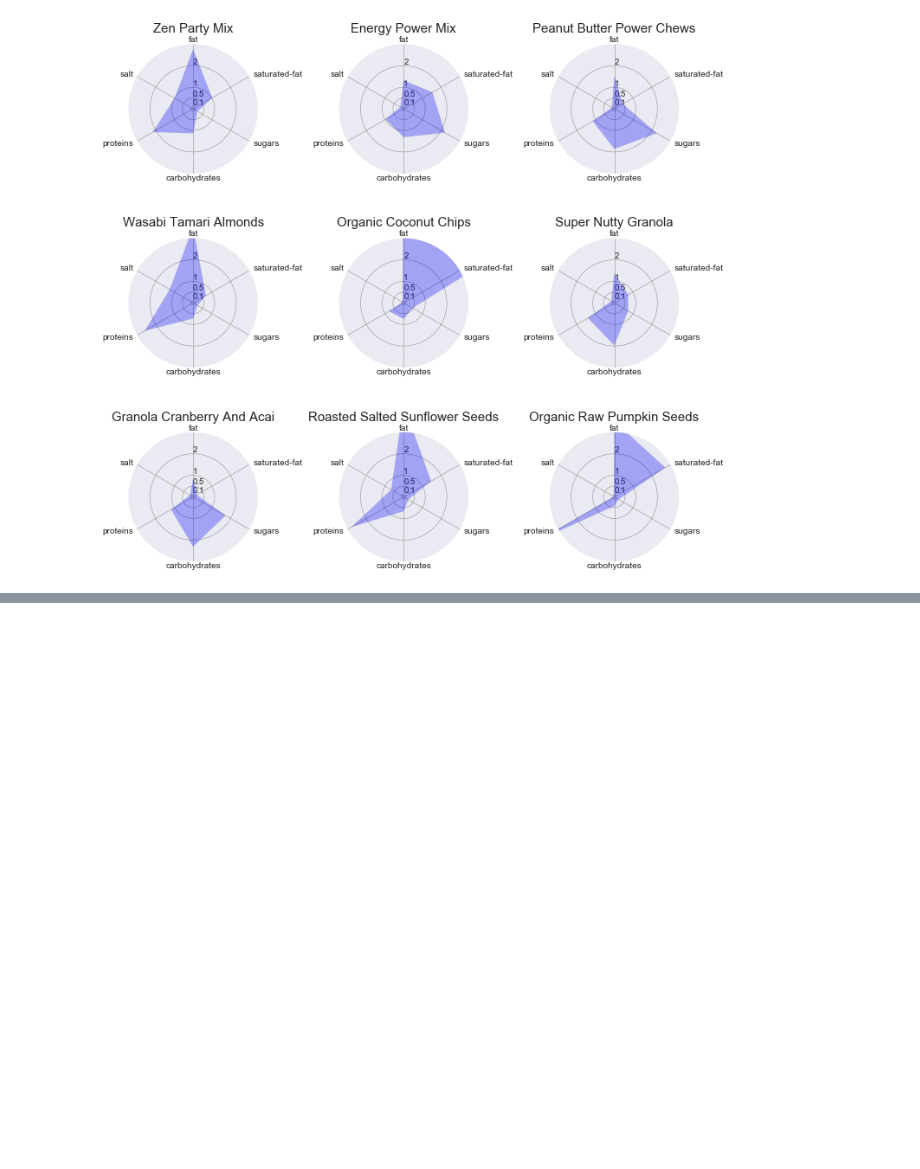
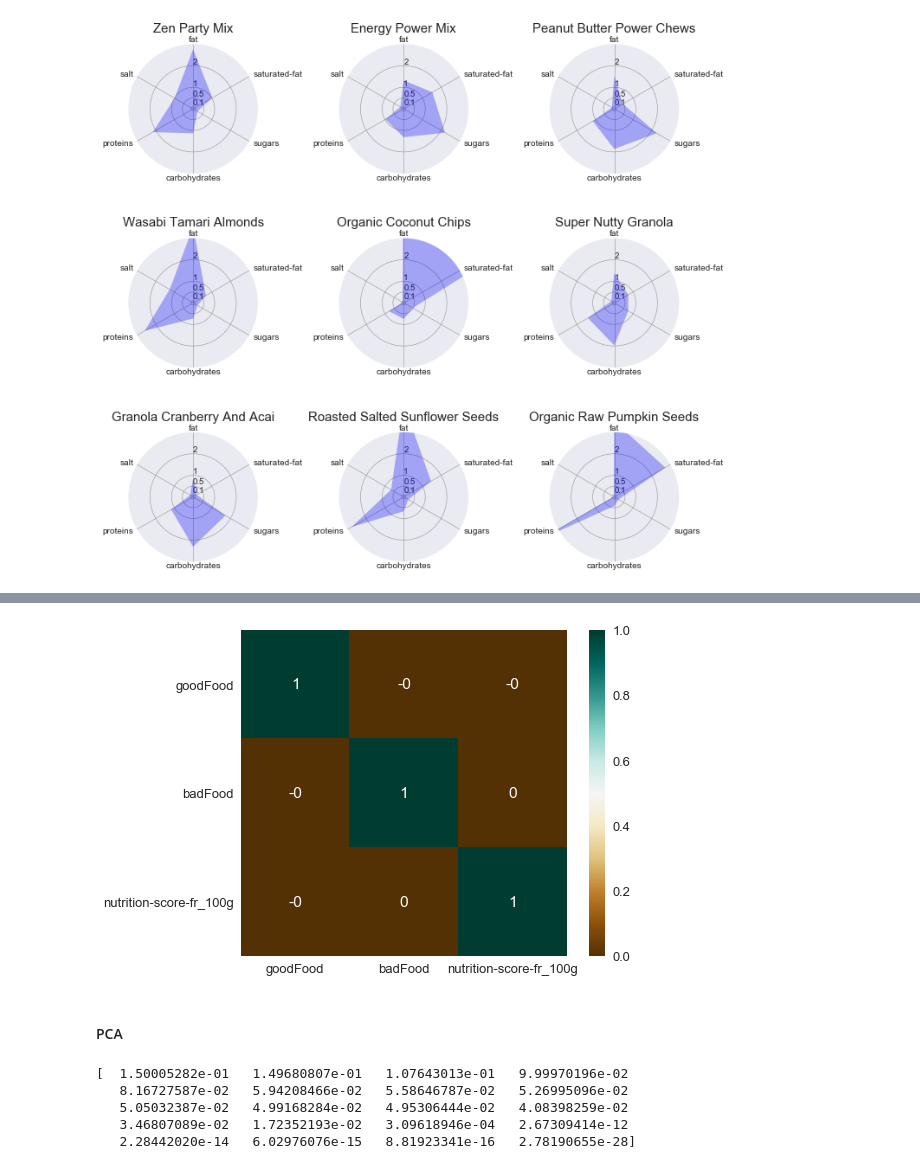
Before and after one commit to jazzyjzou/ml_team, a Jupyter notebook: ml_final.ipynb, the cells around one changed output, grey strips where cells are left out. Drawn from its saved outputs; the diff is of its cells as text; code cells hidden in the pictures; blank space fills up the shorter version.

```diff
--- a/ml_final.ipynb
+++ b/ml_final.ipynb
@@ -485,0 +598,12 @@ plt.show()
+# %%
+corr = Dnutri_Nano[["goodFood","badFood","nutrition-score-fr_100g"]].corr()
+corr = corr.round(1)
+plt.figure(figsize=(7, 6))
+
+sns.set(font_scale=1.3)
+with sns.axes_style("white"):
+    sns.heatmap(corr,  annot = True ,vmax=1, cmap="BrBG",square=True)
+# %% [output]
+[figure, added]
+# %% [markdown]
+#### PCA
@@ -485,0 +621,11 @@ plt.show()
+# %%
+# Run PCA
+pca = decomposition.PCA()
+pca.fit(nutri_scaled)
+print (pca.explained_variance_ratio_)
+# %% [output]
+[  1.50005282e-01   1.49680807e-01   1.07643013e-01   9.99970196e-02
+   8.16727587e-02   5.94208466e-02   5.58646787e-02   5.26995096e-02
+   5.05032387e-02   4.99168284e-02   4.95306444e-02   4.08398259e-02
+   3.46807089e-02   1.72352193e-02   3.09618946e-04   2.67309414e-12
+   2.28442020e-14   6.02976076e-15   8.81923341e-16   2.78190655e-28]
```
Also changed, not shown: parts of 29 cells of this notebook.
